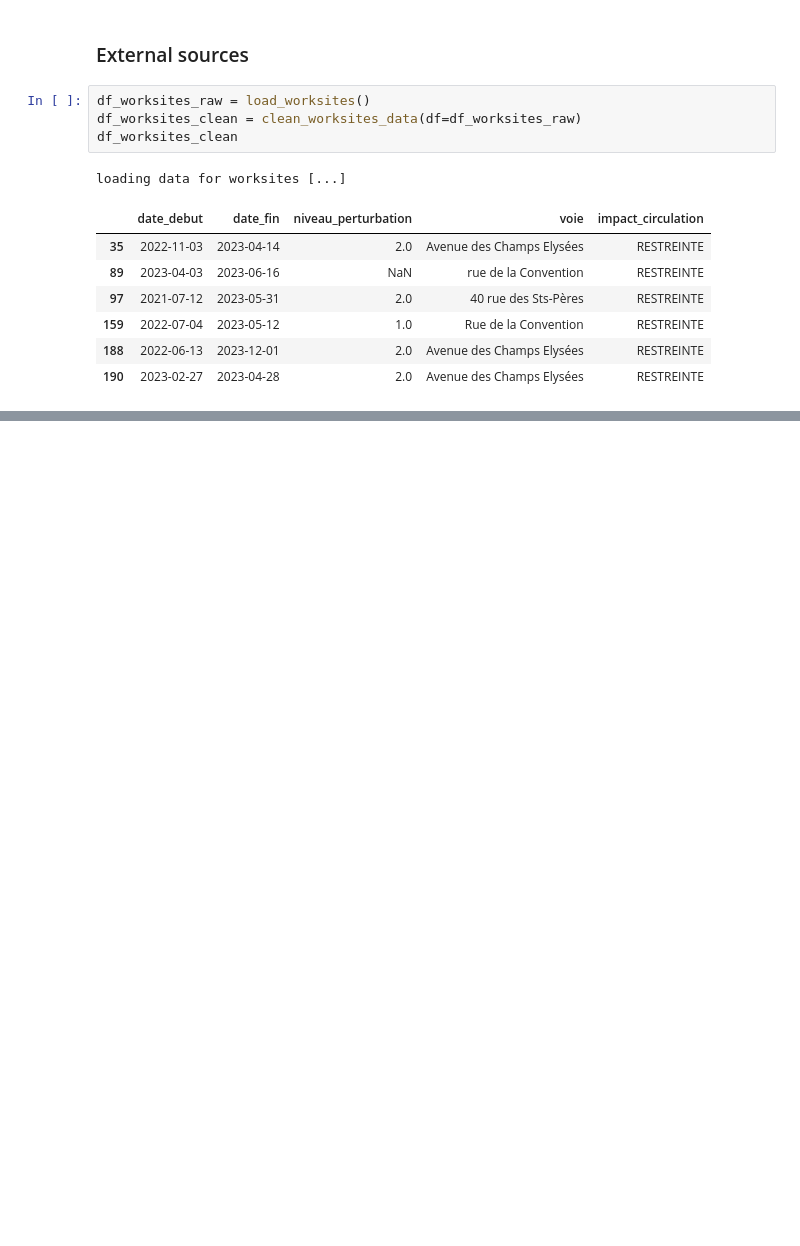
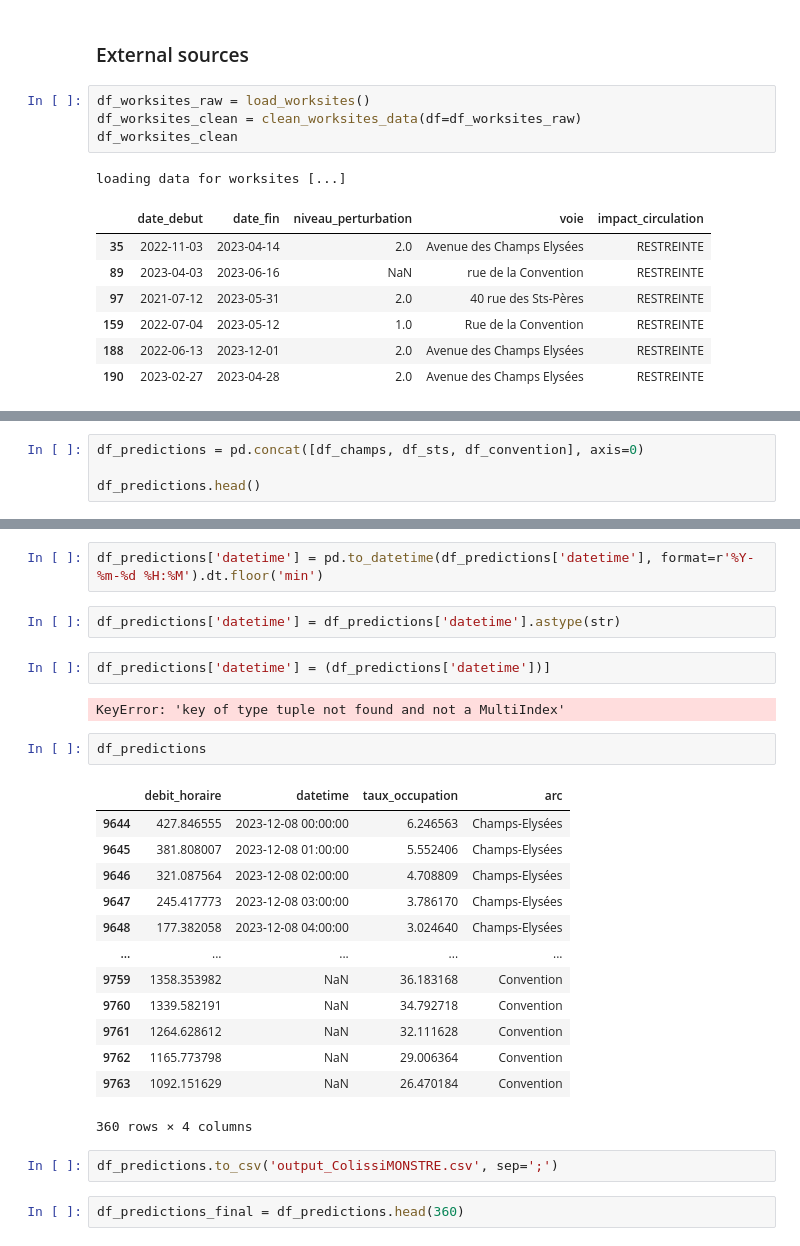
Before and after one commit to maceoduriez/Datathon_BCG_colissiMONSTRE, a Jupyter notebook: datathon_bcg/delivery/final_notebook.ipynb, the cells around one changed output, grey strips where cells are left out. Cells and saved outputs as stored; diff of their text form; blank space fills up the shorter version.

```diff
--- a/datathon_bcg/delivery/final_notebook.ipynb
+++ b/datathon_bcg/delivery/final_notebook.ipynb
@@ -60,0 +218,4 @@ loading data for worksites [...]
+# %%
+df_predictions = pd.concat([df_champs, df_sts, df_convention], axis=0)
+
+df_predictions.head()
@@ -60,0 +263,28 @@ loading data for worksites [...]
+# %%
+df_predictions['datetime'] = pd.to_datetime(df_predictions['datetime'], format=r'%Y-%m-%d %H:%M').dt.floor('min')
+# %%
+df_predictions['datetime'] = df_predictions['datetime'].astype(str)
+# %%
+df_predictions['datetime'] = (df_predictions['datetime'])]
+# %% [output]
+KeyError: 'key of type tuple not found and not a MultiIndex'
+# %%
+df_predictions
+# %% [output]
+|  | debit_horaire | datetime | taux_occupation | arc |
+| 9644 | 427.846555 | 2023-12-08 00:00:00 | 6.246563 | Champs-Elysées |
+| 9645 | 381.808007 | 2023-12-08 01:00:00 | 5.552406 | Champs-Elysées |
+| 9646 | 321.087564 | 2023-12-08 02:00:00 | 4.708809 | Champs-Elysées |
+| 9647 | 245.417773 | 2023-12-08 03:00:00 | 3.786170 | Champs-Elysées |
+| 9648 | 177.382058 | 2023-12-08 04:00:00 | 3.024640 | Champs-Elysées |
+| ... | ... | ... | ... | ... |
+| 9759 | 1358.353982 | NaN | 36.183168 | Convention |
+| 9760 | 1339.582191 | NaN | 34.792718 | Convention |
+| 9761 | 1264.628612 | NaN | 32.111628 | Convention |
+| 9762 | 1165.773798 | NaN | 29.006364 | Convention |
+| 9763 | 1092.151629 | NaN | 26.470184 | Convention |
+360 rows × 4 columns
+# %%
+df_predictions.to_csv('output_ColissiMONSTRE.csv', sep=';')
+# %%
+df_predictions_final = df_predictions.head(360)
```
Also changed, not shown: parts of 21 cells of this notebook, 1 other file.
